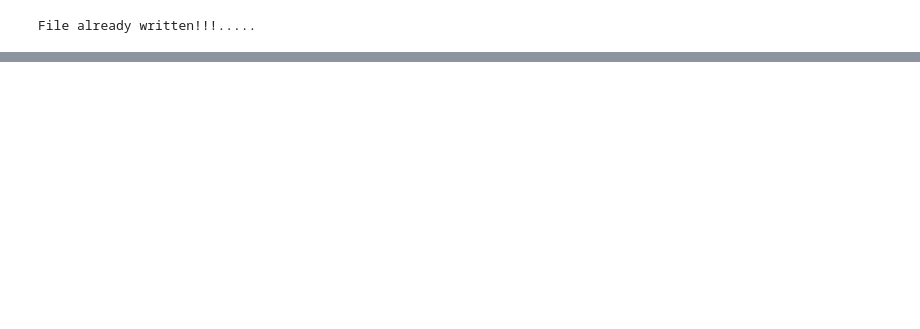
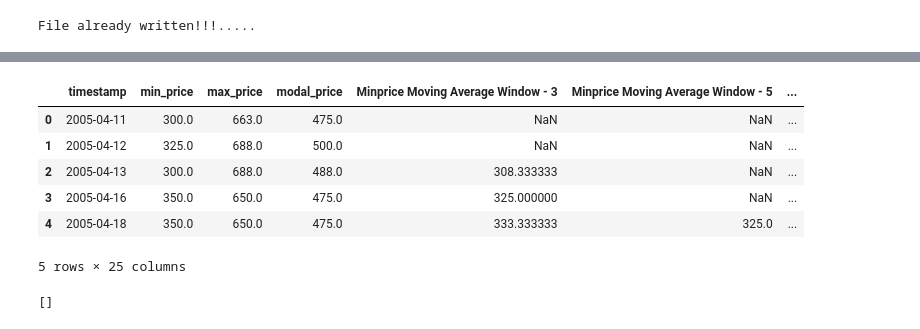
Before and after one commit to durgaharish1993/assignment-ts, a Jupyter notebook: python_notebook.ipynb, the cells around one changed output, grey strips where cells are left out. Cells and saved outputs as stored; diff of their text form; code cells hidden in the pictures; blank space fills up the shorter version.

```diff
--- a/python_notebook.ipynb
+++ b/python_notebook.ipynb
@@ -159,0 +309,14 @@ df_ts.columns = ["timestamp","min_price","max_price","modal_price"]
+# %%
+df_ts_m.head()
+# %% [output]
+|  | timestamp | min_price | max_price | modal_price | Minprice Moving Average Window - 3 | Minprice Moving Average Window - 5 | ... |
+| 0 | 2005-04-11 | 300.0 | 663.0 | 475.0 | NaN | NaN | ... |
+| 1 | 2005-04-12 | 325.0 | 688.0 | 500.0 | NaN | NaN | ... |
+| 2 | 2005-04-13 | 300.0 | 688.0 | 488.0 | 308.333333 | NaN | ... |
+| 3 | 2005-04-16 | 350.0 | 650.0 | 475.0 | 325.000000 | NaN | ... |
+| 4 | 2005-04-18 | 350.0 | 650.0 | 475.0 | 333.333333 | 325.0 | ... |
+5 rows × 25 columns
+# %%
+data_col_list
+# %% [output]
+[]
```
Also changed, not shown: parts of 11 cells of this notebook, 7 other files.
